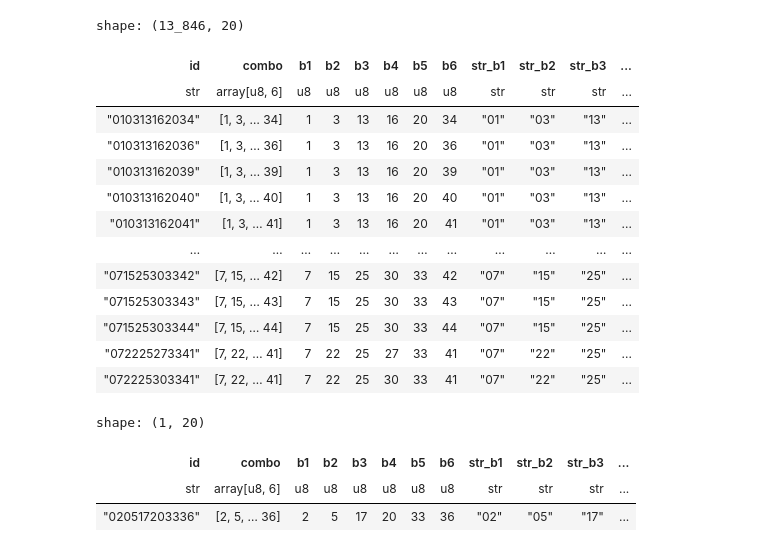
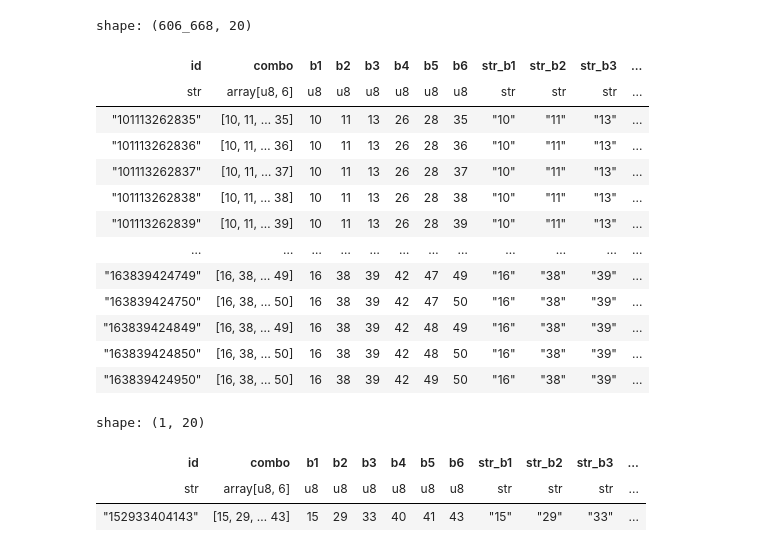
Before and after one commit to coins5/tinkapp.v4, a Jupyter notebook: explore_bolillas_v3_TNK.ipynb, the cells around one changed output. Cells and saved outputs as stored; diff of their text form; code cells hidden in the pictures.

```diff
--- a/explore_bolillas_v3_TNK.ipynb
+++ b/explore_bolillas_v3_TNK.ipynb
@@ -650,46 +681,47 @@ else:
 # %%
 # possible_b1, exclude_jump_maps_b1
 df_possible = df_Orows.filter(
-  pl.col("str_b1").is_in(possible_b1),
-  pl.col("str_b2").is_in(possible_b2),
-  pl.col("str_b3").is_in(possible_b3),
-  pl.col("str_b4").is_in(possible_b4),
-  pl.col("str_b5").is_in(possible_b5),
-  pl.col("str_b6").is_in(possible_blast),
+  pl.col("str_b1").is_in(["10", "11", "12", "13", "14", "15", "16"]),
+  # pl.col("str_b1").is_in(possible_b1),
+  # pl.col("str_b2").is_in(possible_b2),
+  # pl.col("str_b3").is_in(possible_b3),
+  # pl.col("str_b4").is_in(possible_b4),
+  # pl.col("str_b5").is_in(possible_b5),
+  # pl.col("str_b6").is_in(possible_blast),
 
-  ~pl.col("str_b1").is_in(last_post_b1),
-  # ~pl.col("str_b2").is_in(last_post_b2),
-  # ~pl.col("str_b3").is_in(last_post_b3),
-  # ~pl.col("str_b4").is_in(last_post_b4),
-  # ~pl.col("str_b5").is_in(last_post_b5),
-  ~pl.col("str_b6").is_in(last_post_blast),
+  # ~pl.col("str_b1").is_in(last_post_b1),
+  ~pl.col("str_b2").is_in(last_post_b2 + ["40", "41", "42", "43", "44", "45", "46", "47", "48", "49"]),
+  ~pl.col("str_b3").is_in(last_post_b3 + ["40", "41", "42", "43", "44", "45", "46", "47", "48", "49"]),
+  ~pl.col("str_b4").is_in(last_post_b4 + ["10", "11", "12", "13", "14", "15", "16", "17", "18", "19", "20", "21", "22", "23", "24", "25"]),
+  ~pl.col("str_b5").is_in(last_post_b5 + ["27"]),
+  ~pl.col("str_b6").is_in(last_post_blast + ["20", "21", "22", "23", "24", "25", "26", "27", "28", "29", "30", "31", "32", "33", "34"]),
 
   ~pl.col("jumps_map").is_in(exclude_jump_maps_b1 + exclude_jump_maps_b2 + exclude_jump_maps_b3 + exclude_jump_maps_b4 + exclude_jump_maps_b5 + exclude_jump_maps_blast),
   # ~pl.col("jumps_map").is_in(exclude_jump_maps_b1 + exclude_jump_maps_b2 + exclude_jump_maps_blast),
   pl.col("is_rare_combination") == False
 )
 
 
 display(df_possible)
 # %% [output]
-shape: (13_846, 20)
+shape: (606_668, 20)
 | id | combo | b1 | b2 | b3 | b4 | b5 | b6 | str_b1 | str_b2 | str_b3 | ... |
 | str | array[u8, 6] | u8 | u8 | u8 | u8 | u8 | u8 | str | str | str | ... |
-| "010313162034" | [1, 3, … 34] | 1 | 3 | 13 | 16 | 20 | 34 | "01" | "03" | "13" | ... |
-| "010313162036" | [1, 3, … 36] | 1 | 3 | 13 | 16 | 20 | 36 | "01" | "03" | "13" | ... |
-| "010313162039" | [1, 3, … 39] | 1 | 3 | 13 | 16 | 20 | 39 | "01" | "03" | "13" | ... |
-| "010313162040" | [1, 3, … 40] | 1 | 3 | 13 | 16 | 20 | 40 | "01" | "03" | "13" | ... |
-| "010313162041" | [1, 3, … 41] | 1 | 3 | 13 | 16 | 20 | 41 | "01" | "03" | "13" | ... |
+| "101113262835" | [10, 11, … 35] | 10 | 11 | 13 | 26 | 28 | 35 | "10" | "11" | "13" | ... |
+| "101113262836" | [10, 11, … 36] | 10 | 11 | 13 | 26 | 28 | 36 | "10" | "11" | "13" | ... |
+| "101113262837" | [10, 11, … 37] | 10 | 11 | 13 | 26 | 28 | 37 | "10" | "11" | "13" | ... |
+| "101113262838" | [10, 11, … 38] | 10 | 11 | 13 | 26 | 28 | 38 | "10" | "11" | "13" | ... |
+| "101113262839" | [10, 11, … 39] | 10 | 11 | 13 | 26 | 28 | 39 | "10" | "11" | "13" | ... |
 | … | … | … | … | … | … | … | … | … | … | … | ... |
-| "071525303342" | [7, 15, … 42] | 7 | 15 | 25 | 30 | 33 | 42 | "07" | "15" | "25" | ... |
-| "071525303343" | [7, 15, … 43] | 7 | 15 | 25 | 30 | 33 | 43 | "07" | "15" | "25" | ... |
-| "071525303344" | [7, 15, … 44] | 7 | 15 | 25 | 30 | 33 | 44 | "07" | "15" | "25" | ... |
-| "072225273341" | [7, 22, … 41] | 7 | 22 | 25 | 27 | 33 | 41 | "07" | "22" | "25" | ... |
-| "072225303341" | [7, 22, … 41] | 7 | 22 | 25 | 30 | 33 | 41 | "07" | "22" | "25" | ... |
+| "163839424749" | [16, 38, … 49] | 16 | 38 | 39 | 42 | 47 | 49 | "16" | "38" | "39" | ... |
+| "163839424750" | [16, 38, … 50] | 16 | 38 | 39 | 42 | 47 | 50 | "16" | "38" | "39" | ... |
+| "163839424849" | [16, 38, … 49] | 16 | 38 | 39 | 42 | 48 | 49 | "16" | "38" | "39" | ... |
+| "163839424850" | [16, 38, … 50] | 16 | 38 | 39 | 42 | 48 | 50 | "16" | "38" | "39" | ... |
+| "163839424950" | [16, 38, … 50] | 16 | 38 | 39 | 42 | 49 | 50 | "16" | "38" | "39" | ... |
 # %%
 df_possible.sample(n=1)
 # %% [output]
 shape: (1, 20)
 | id | combo | b1 | b2 | b3 | b4 | b5 | b6 | str_b1 | str_b2 | str_b3 | ... |
 | str | array[u8, 6] | u8 | u8 | u8 | u8 | u8 | u8 | str | str | str | ... |
-| "020517203336" | [2, 5, … 36] | 2 | 5 | 17 | 20 | 33 | 36 | "02" | "05" | "17" | ... |
+| "152933404143" | [15, 29, … 43] | 15 | 29 | 33 | 40 | 41 | 43 | "15" | "29" | "33" | ... |
```
Also changed, not shown: parts of 8 cells of this notebook, 3 other files.
